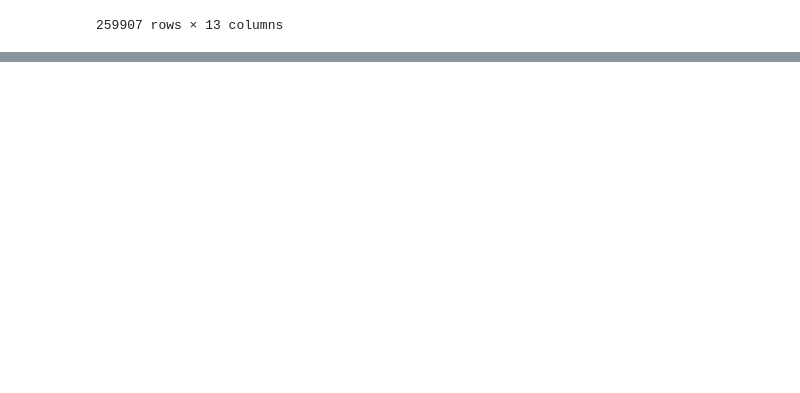
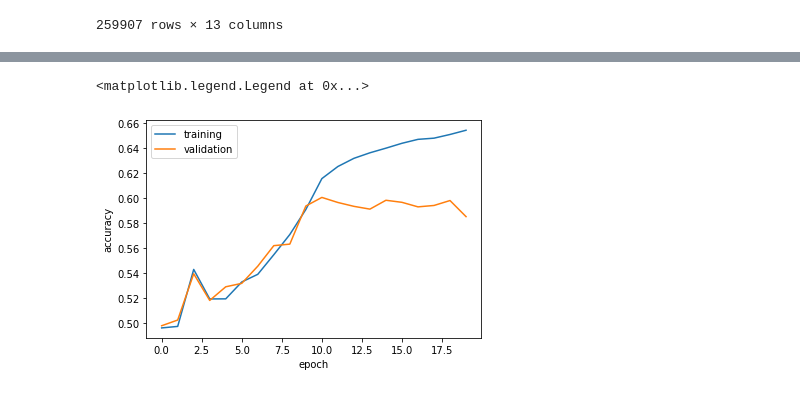
Before and after one commit to factoredai/sokrates, a Jupyter notebook: Basic NLP Exploration/Basic NLP Exploration.ipynb, the cells around one changed output, grey strips where cells are left out. Drawn from its saved outputs; the diff is of its cells as text; code cells hidden in the pictures; blank space fills up the shorter version.

Commit message:
Corrected the evluation, prediction, and registry-keeping

```diff
--- a/Basic NLP Exploration/Basic NLP Exploration.ipynb
+++ b/Basic NLP Exploration/Basic NLP Exploration.ipynb
@@ -82,0 +137,21 @@ Epoch 6/10
+# %%
+tokenizer = model.tokenizer
+normalizer = model.normalizer
+# %%
+specs = {
+    'data_path': '../ensambles baseline/data/tex_physics.csv',
+    'train_data': train_data,
+    'val_data': val_data,
+    'max_tokens': 10000,
+    'sequence_length': 20,
+    'embedding_dimension': 100,
+    'lstm_layers': [2],
+    'lstm_activation': 'tanh',
+    'dense_layers': [8],
+    'dense_activation': 'elu',
+    'optimizer': "keras.optimizers.Adam(0.005)",
+    'batch_size': 20000,
+    'epochs': 20
+}
+# %%
+model, results = experiment('./registry.json', specs, tokenizer, normalizer)
@@ -82,0 +213,9 @@ Epoch 6/10
+# %%
+plt.plot(model.history['accuracy'])
+plt.plot(model.history['val_accuracy'])
+plt.xlabel('epoch')
+plt.ylabel('accuracy')
+plt.legend(['training', 'validation'])
+# %% [output]
+<matplotlib.legend.Legend at 0x...>
+[figure, added]
```
Also changed, not shown: parts of 13 cells of this notebook, 3 other files.
